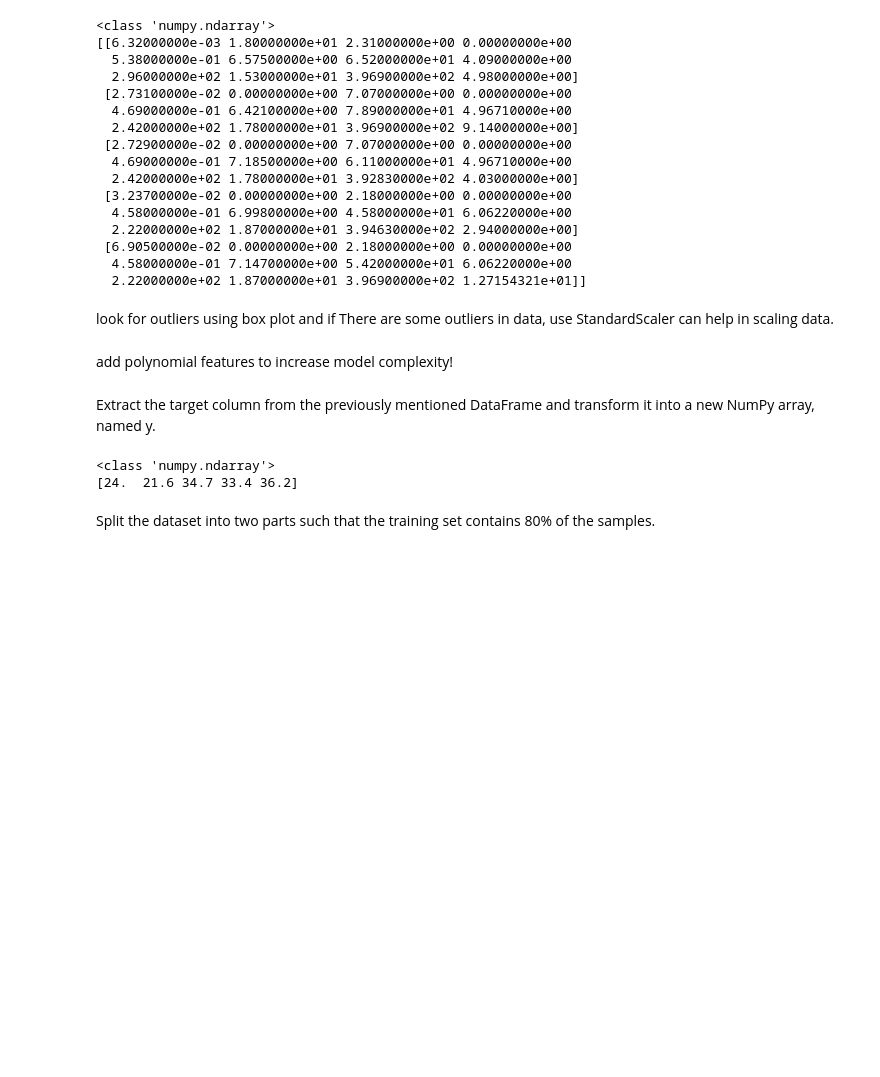
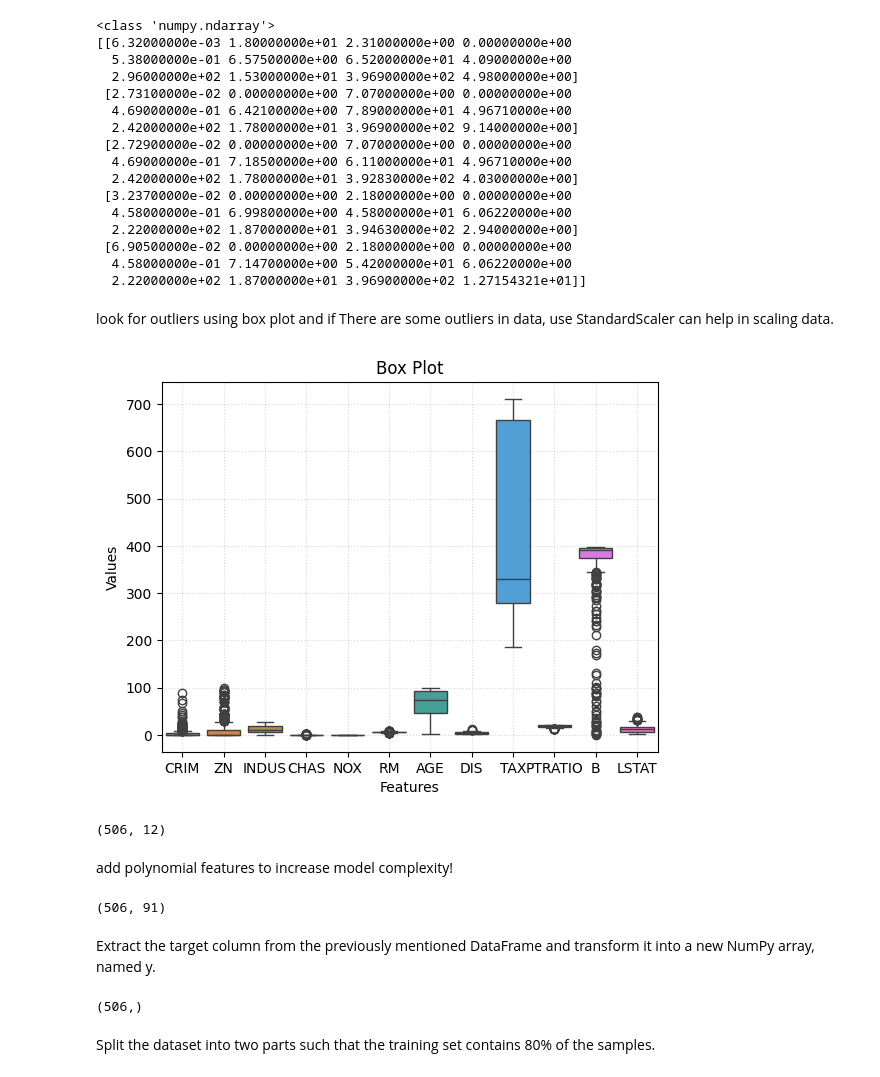
Before and after one commit to amirezzati/ml, a Jupyter notebook: homeworks/HW2/pract/Regularization.ipynb, the cells around one changed output. Drawn from its saved outputs; the diff is of its cells as text; code cells hidden in the pictures; blank space fills up the shorter version.

```diff
--- a/homeworks/HW2/pract/Regularization.ipynb
+++ b/homeworks/HW2/pract/Regularization.ipynb
@@ -44,6 +44,9 @@ Load the dataset (as a dataframe) using pandas and display the top 5 rows of the
 # %%
 file_path = '/HousingData.csv'
 # TODO: Load the Dataset and Check for mising values and then impute them with the mean value
+
+dataframe = pd.read_csv(file_path)
+print(dataframe.head())
 # %% [output]
       CRIM    ZN  INDUS  CHAS    NOX     RM   AGE     DIS  TAX  PTRATIO  \
 0  0.00632  18.0   2.31   0.0  0.538  6.575  65.2  4.0900  296     15.3
@@ -58,3 +61,9 @@ file_path = '/HousingData.csv'
 2  392.83   4.030000  34.7
 3  394.63   2.940000  33.4
 4  396.90  12.715432  36.2
+# %%
+print("\nmissing values -----")
+print(dataframe.isnull().sum())
+dataframe.fillna(dataframe.mean(), inplace=True)
+print("\nafter imputation -----")
+print(dataframe.isnull().sum())
@@ -88,6 +130,10 @@ Note: **Do not remove the previous dataframe.**
 # Preprocessing
 # %%
 # TODO: drop MEDV and convert to numpy array
+dataframe_dropped = dataframe.drop(columns=['MEDV'])
+data_np = dataframe_dropped.values
+print(type(data_np))
+print(data_np[:5])
 # %% [output]
 <class 'numpy.ndarray'>
 [[6.32000000e-03 1.80000000e+01 2.31000000e+00 0.00000000e+00
@@ -107,3 +153,12 @@ Note: **Do not remove the previous dataframe.**
   2.22000000e+02 1.87000000e+01 3.96900000e+02 1.27154321e+01]]
 # %% [markdown]
 look for outliers using box plot and if There are some outliers in data, use StandardScaler can help in scaling data.
+# %%
+sns.boxplot(data=dataframe_dropped)
+plt.title('Box Plot')
+plt.xlabel('Features')
+plt.ylabel('Values')
+plt.grid(True, linestyle=':', alpha=0.5)
+plt.show()
+# %% [output]
+[figure, added]
@@ -110,2 +176,6 @@ look for outliers using box plot and if There are some outliers in data, use Sta
+# %%
+data_np.shape
+# %% [output]
+(506, 12)
 # %% [markdown]
 add polynomial features to increase model complexity!
@@ -112,10 +185,16 @@ add polynomial features to increase model complexity!
+# %%
+X.shape
+# %% [output]
+(506, 91)
 # %% [markdown]
 Extract the target column from the previously mentioned DataFrame and transform it into a new NumPy array, named y.
 # %%
 # TODO: extract the MEDV
+medv  = dataframe['MEDV']
+y = medv.values
+y.shape
 # %% [output]
-<class 'numpy.ndarray'>
-[24.  21.6 34.7 33.4 36.2]
+(506,)
 # %% [markdown]
 
 
```
Also changed, not shown: parts of 30 cells of this notebook.
